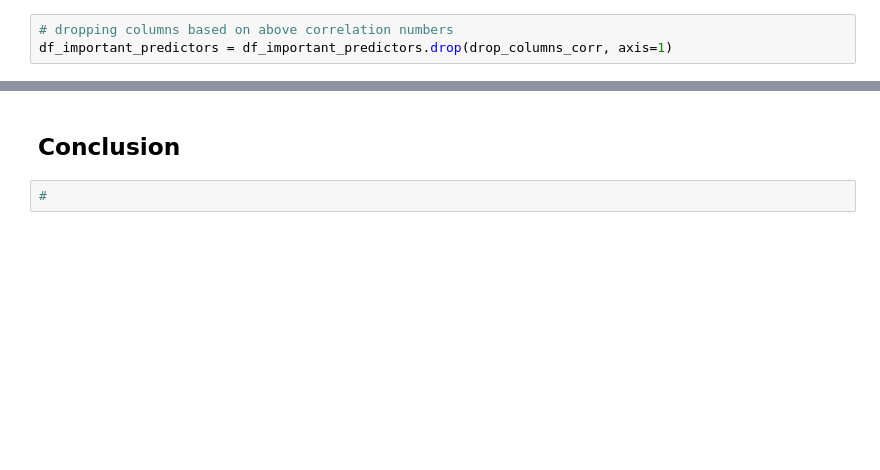
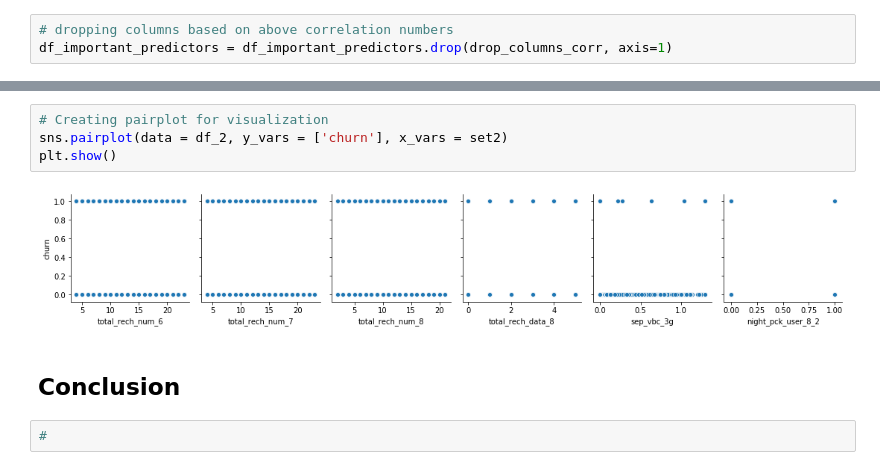
Before and after one commit to anjana-v-nair/Telecom_Churn, a Jupyter notebook: Telecom_Churn_Assignment_v2.ipynb, the cells around one changed output, grey strips where cells are left out. Drawn from its saved outputs; the diff is of its cells as text; blank space fills up the shorter version.

```diff
--- a/Telecom_Churn_Assignment_v2.ipynb
+++ b/Telecom_Churn_Assignment_v2.ipynb
@@ -1458,3 +1489,9 @@ sns.pairplot(df[important_predictors])
+# %%
+# Creating pairplot for visualization
+sns.pairplot(data = df_2, y_vars = ['churn'], x_vars = set2)
+plt.show()
+# %% [output]
+[figure, added]
 # %% [markdown]
 ## Conclusion
 # %%
```
Also changed, not shown: parts of 6 cells of this notebook.
